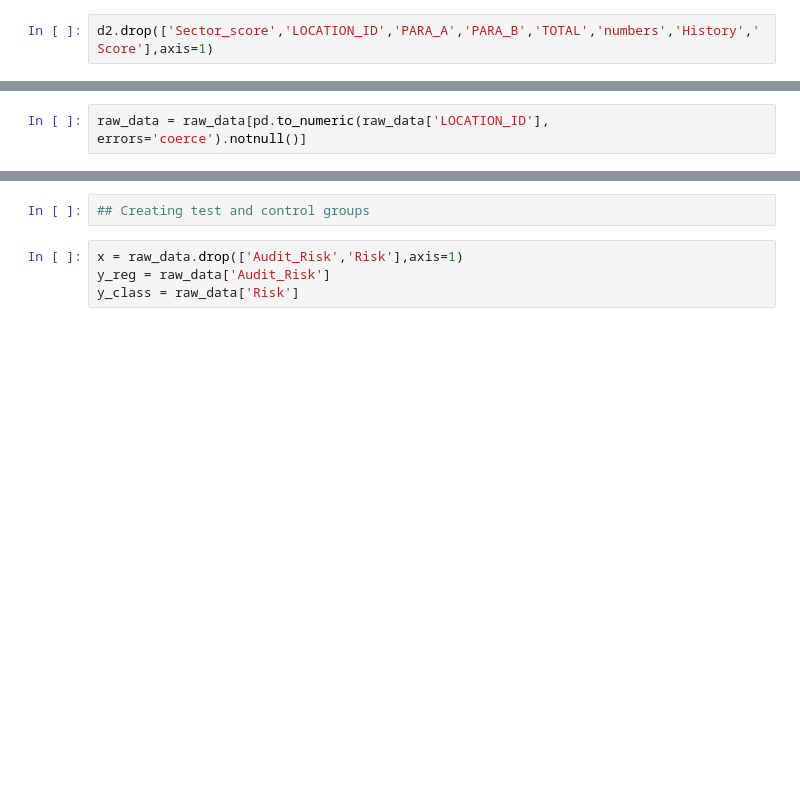
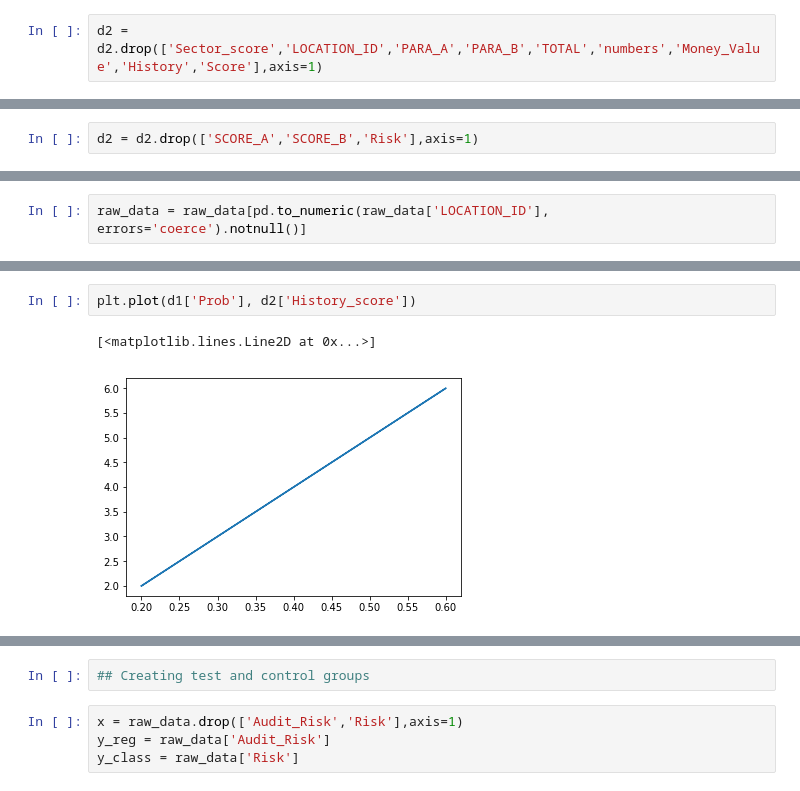
Before and after one commit to JianliHuang/ba-masters, a Jupyter notebook: spring19/applied-ml/project1/Project 1.ipynb, the cells around one changed output, grey strips where cells are left out. Drawn from its saved outputs; the diff is of its cells as text; blank space fills up the shorter version.

```diff
--- a/spring19/applied-ml/project1/Project 1.ipynb
+++ b/spring19/applied-ml/project1/Project 1.ipynb
@@ -68,2 +105,2 @@ print('Risk: ',sum(d1['Risk']==d2['Risk']))
 # %%
-d2.drop(['Sector_score','LOCATION_ID','PARA_A','PARA_B','TOTAL','numbers','History','Score'],axis=1)
+d2 = d2.drop(['Sector_score','LOCATION_ID','PARA_A','PARA_B','TOTAL','numbers','Money_Value','History','Score'],axis=1)
@@ -69,0 +125,2 @@ d2.drop(['Sector_score','LOCATION_ID','PARA_A','PARA_B','TOTAL','numbers','Histo
+# %%
+d2 = d2.drop(['SCORE_A','SCORE_B','Risk'],axis=1)
@@ -100,0 +254,5 @@ list(raw_data)
+# %%
+plt.plot(d1['Prob'], d2['History_score'])
+# %% [output]
+[<matplotlib.lines.Line2D at 0x...>]
+[figure, added]
```
Also changed, not shown: parts of 46 cells of this notebook, 10 other files.
